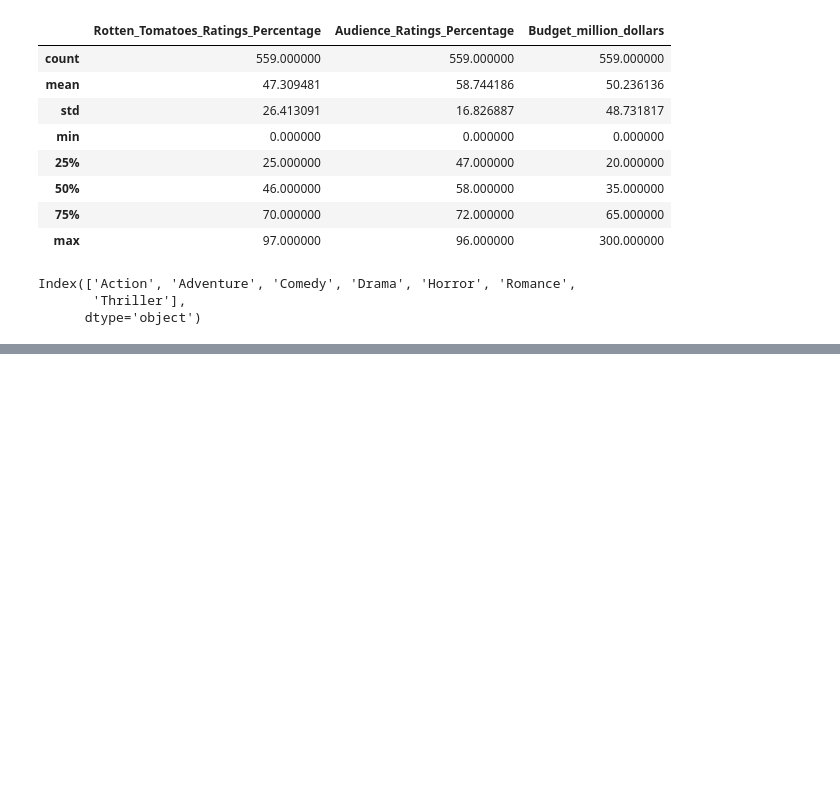
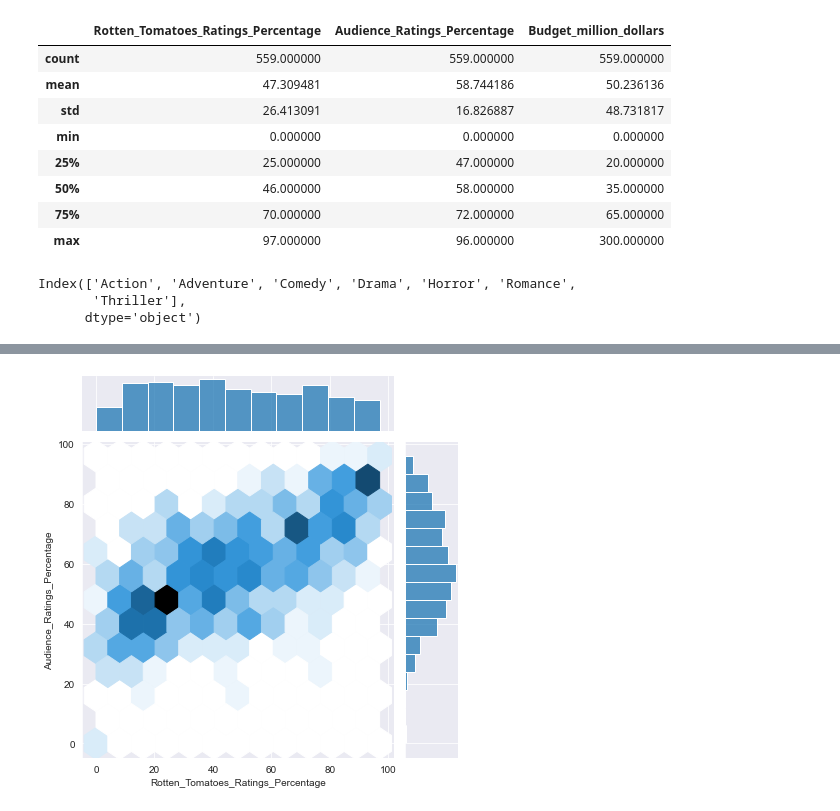
Before and after one commit to theflamio/PythonDataScienceMachineLearning_A-Z, a Jupyter notebook: Advanced_Virtualization.ipynb, the cells around one changed output, grey strips where cells are left out. Cells and saved outputs as stored; diff of their text form; code cells hidden in the pictures; blank space fills up the shorter version.

```diff
--- a/Advanced_Virtualization.ipynb
+++ b/Advanced_Virtualization.ipynb
@@ -114,0 +127,6 @@ Index(['Action', 'Adventure', 'Comedy', 'Drama', 'Horror', 'Romance',
+# %%
+#JointPlots change style
+
+j = sns.jointplot(data=movies, x='Rotten_Tomatoes_Ratings_Percentage', y='Audience_Ratings_Percentage', kind='hex')
+# %% [output]
+[figure, added]
```
Also changed, not shown: parts of 17 cells of this notebook.
